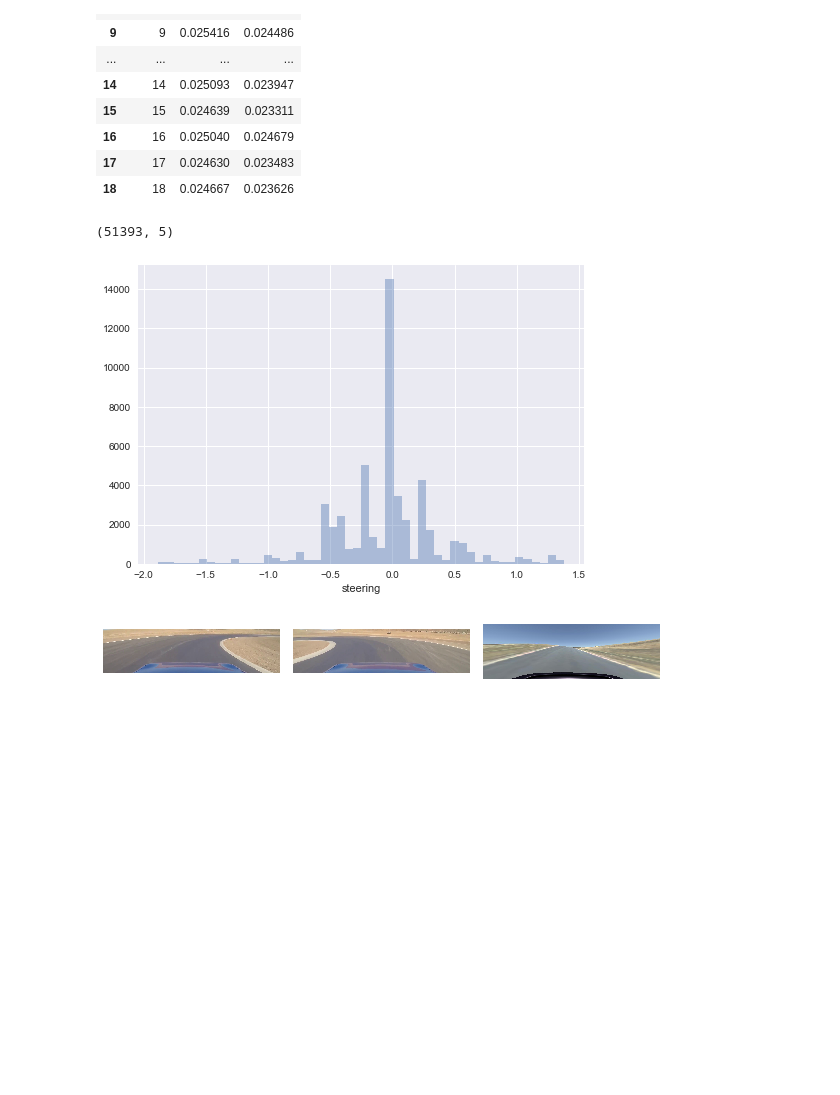
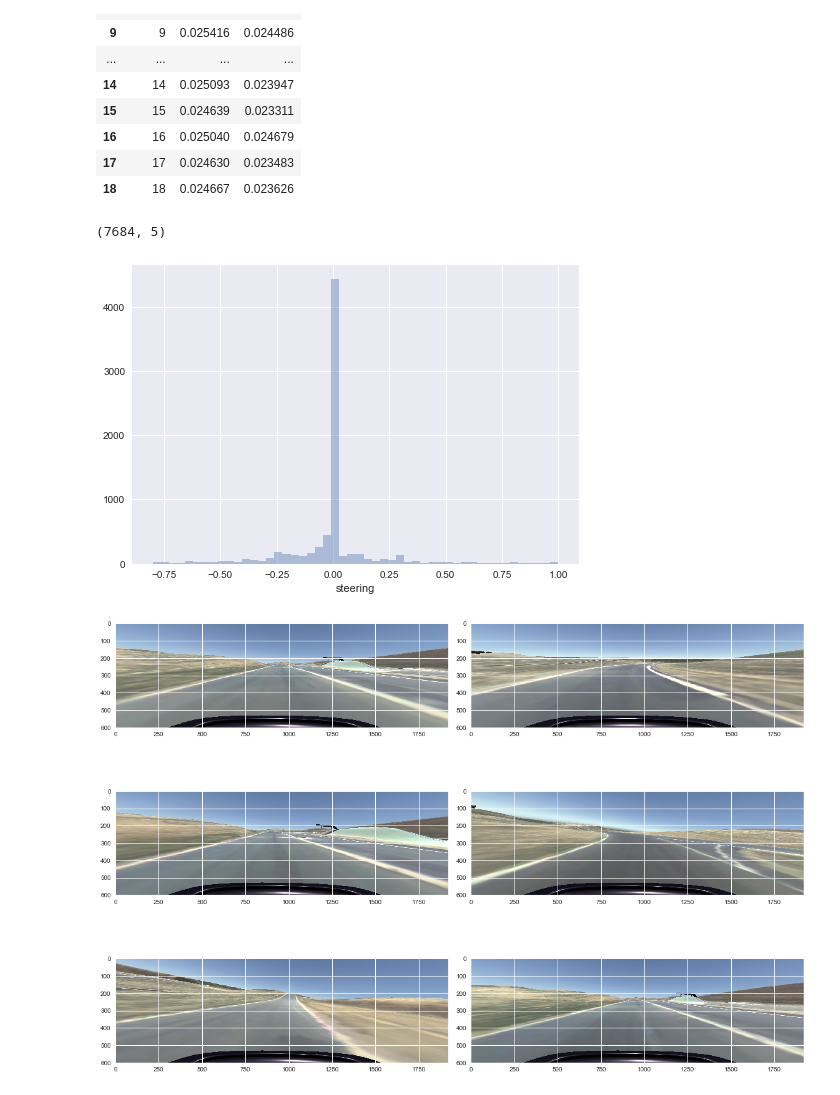
Before and after one commit to teamsoulless/thunderhill, a Jupyter notebook: models/nando/data_exploration.ipynb, the cells around one changed output. Saved outputs shown, nothing was run; the diff lists cells and outputs as text; code cells hidden in the pictures; blank space fills up the shorter version.

```diff
--- a/models/nando/data_exploration.ipynb
+++ b/models/nando/data_exploration.ipynb
@@ -355,7 +355,7 @@ ROOT = '/Users/nando/Downloads/thunderhill_data'
 COLUMNS = ['center','steering', 'throttle', 'brake', 'speed']
 
 data = pd.DataFrame(columns=COLUMNS)
-for csvpath in glob.glob('{}/**/*.csv'.format(ROOT)):
+for csvpath in glob.glob('{}/**/driving_log.csv'.format(ROOT)):
     df = pd.read_csv(csvpath)
     basename = os.path.dirname(csvpath)
     df['center'] = basename + '/' + df['center']
@@ -367,20 +367,20 @@ print(data.shape)
 sns.distplot(data['steering'], kde=False)
 sns.plt.show()
 
-sample = data[data['steering'] > 1].sample()
-sample2 = data[data['steering'] < -1.5].sample()
-sample3 = data[data['steering'] < 1].sample()
-sample = sample.append(sample2)
+# sample = data[data['steering'] > 1].sample()
+# sample2 = data[data['steering'] < -1.5].sample()
+# sample3 = data[data['steering'] < 1].sample()
+sample = data.sample(6)
 # %% [output]
-(51393, 5)
+(7684, 5)
-[figure, old version]
+[figure, new version]
 # %%
 reload(transformations)
 from transformations import Preproc
 
 imgs = [ (ReadImg(file)) for file in sample['center'].values ]
-plots(imgs, 6, 6, figsize=(16, 12), grid=False)
+plots(imgs, 3, 2, figsize=(16, 12), grid=True)
 # %% [output]
-[figure, old version]
+[figure, new version]
 # %%
 imgs = [ Preproc(ReadImg(file)) for file in sample['center'].values ]
```
Also changed, not shown: parts of 2 cells of this notebook, 6 other files.
